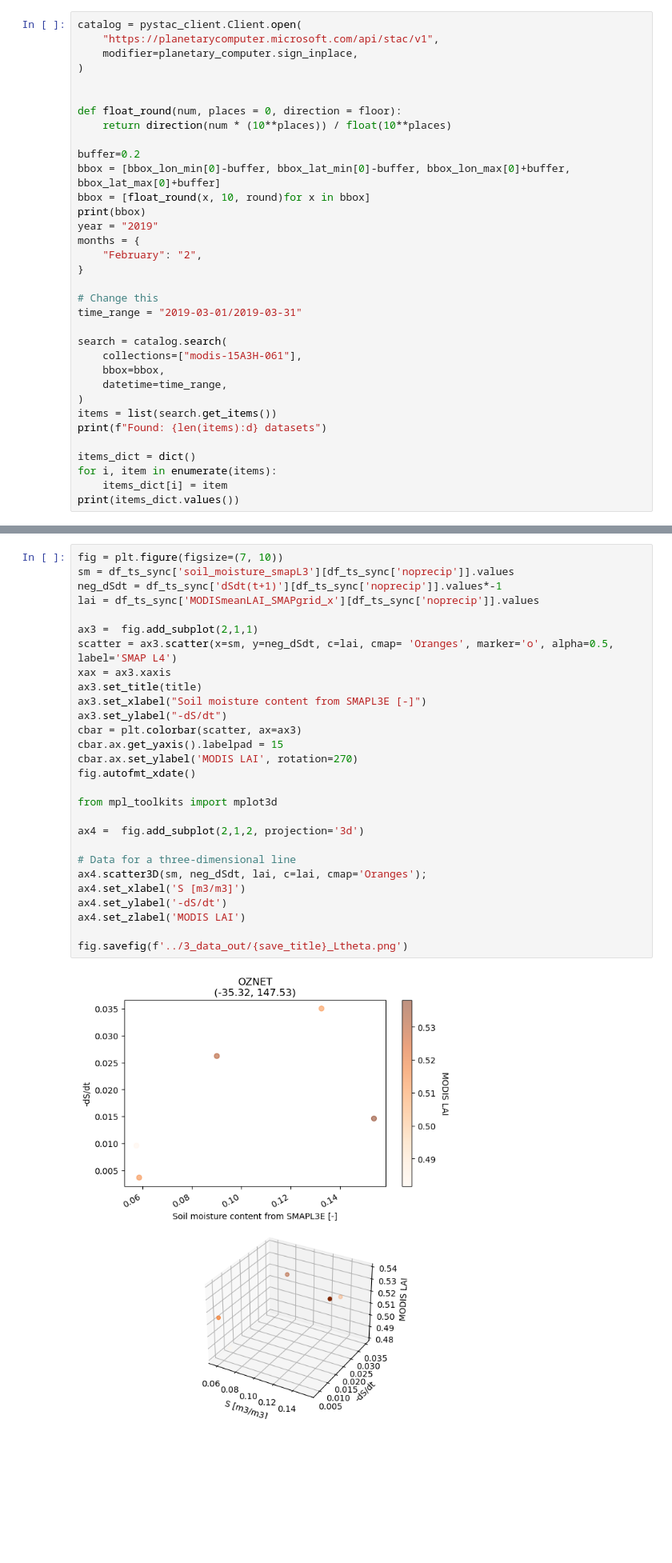
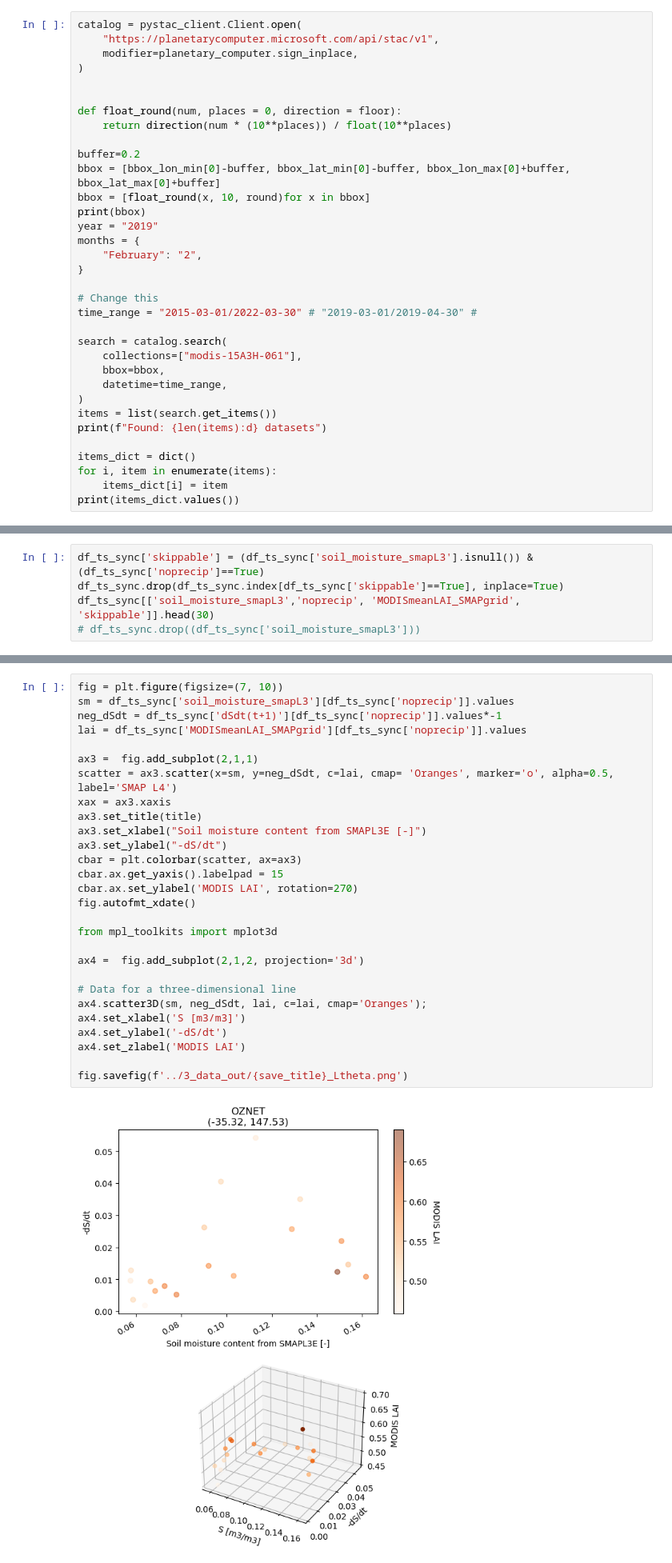
Before and after one commit to RY4GIT/SMSigxSMAP, a Jupyter notebook: 2_code_to_analyze/test_plot_LAIandSMAP_from_appeears_pt_sample.ipynb, the cells around one changed output, grey strips where cells are left out. Shown at 80% size. Drawn from its saved outputs; the diff is of its cells as text; blank space fills up the shorter version.

```diff
--- a/2_code_to_analyze/test_plot_LAIandSMAP_from_appeears_pt_sample.ipynb
+++ b/2_code_to_analyze/test_plot_LAIandSMAP_from_appeears_pt_sample.ipynb
@@ -231,7 +229,7 @@ months = {
 }
 
 # Change this
-time_range = "2019-03-01/2019-03-31"
+time_range = "2015-03-01/2022-03-30" # "2019-03-01/2019-04-30" #
 
 search = catalog.search(
     collections=["modis-15A3H-061"],
@@ -350,3 +341,8 @@ df_ts_sync
 ## Get Ltheta with LAI
 # %% [markdown]
 ### Get dS/dt
+# %%
+df_ts_sync['skippable'] = (df_ts_sync['soil_moisture_smapL3'].isnull()) & (df_ts_sync['noprecip']==True)
+df_ts_sync.drop(df_ts_sync.index[df_ts_sync['skippable']==True], inplace=True)
+df_ts_sync[['soil_moisture_smapL3','noprecip', 'MODISmeanLAI_SMAPgrid', 'skippable']].head(30)
+# df_ts_sync.drop((df_ts_sync['soil_moisture_smapL3']))
@@ -448,30 +463,30 @@ See the caveats in the documentation: https://pandas.pydata.org/pandas-docs/stab
 # %%
 fig = plt.figure(figsize=(7, 10))
 sm = df_ts_sync['soil_moisture_smapL3'][df_ts_sync['noprecip']].values
 neg_dSdt = df_ts_sync['dSdt(t+1)'][df_ts_sync['noprecip']].values*-1
-lai = df_ts_sync['MODISmeanLAI_SMAPgrid_x'][df_ts_sync['noprecip']].values
+lai = df_ts_sync['MODISmeanLAI_SMAPgrid'][df_ts_sync['noprecip']].values
 
 ax3 =  fig.add_subplot(2,1,1)
 scatter = ax3.scatter(x=sm, y=neg_dSdt, c=lai, cmap= 'Oranges', marker='o', alpha=0.5, label='SMAP L4')
 xax = ax3.xaxis
 ax3.set_title(title)
 ax3.set_xlabel("Soil moisture content from SMAPL3E [-]")
 ax3.set_ylabel("-dS/dt")
 cbar = plt.colorbar(scatter, ax=ax3)
 cbar.ax.get_yaxis().labelpad = 15
 cbar.ax.set_ylabel('MODIS LAI', rotation=270)
 fig.autofmt_xdate()
 
 from mpl_toolkits import mplot3d
 
 ax4 =  fig.add_subplot(2,1,2, projection='3d')
 
 # Data for a three-dimensional line
 ax4.scatter3D(sm, neg_dSdt, lai, c=lai, cmap='Oranges');
 ax4.set_xlabel('S [m3/m3]')
 ax4.set_ylabel('-dS/dt')
 ax4.set_zlabel('MODIS LAI')
 
 fig.savefig(f'../3_data_out/{save_title}_Ltheta.png')
 # %% [output]
-[figure, old version]
+[figure, new version]
```
Also changed, not shown: parts of 8 cells of this notebook.
